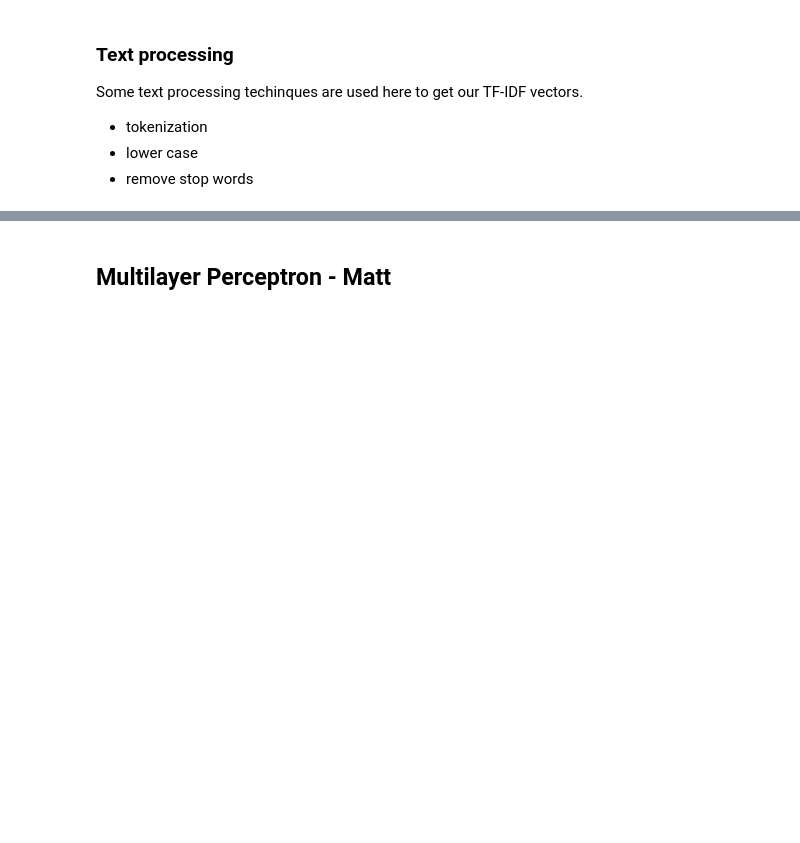
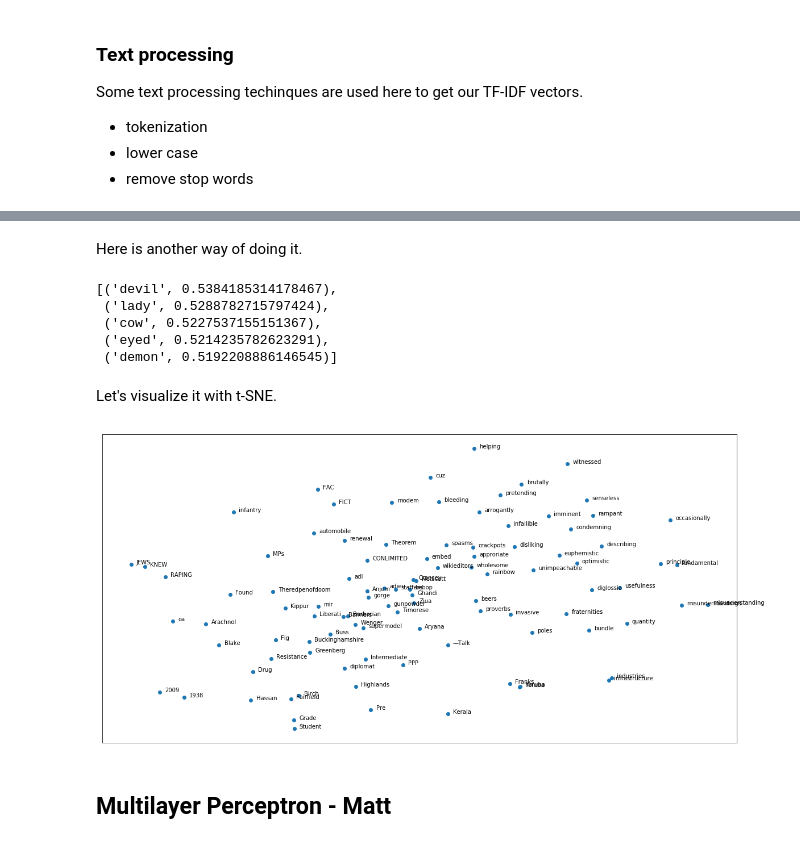
Before and after one commit to SchoolofAI-Vancouver/NLP_Project_2, a Jupyter notebook: src/slides.ipynb, the cells around one changed output, grey strips where cells are left out. Drawn from its saved outputs; the diff is of its cells as text; code cells hidden in the pictures; blank space fills up the shorter version.

Commit message:
Content for nb and word2vec

```diff
--- a/src/slides.ipynb
+++ b/src/slides.ipynb
@@ -154,3 +224,5 @@ for clss in classes:
 # %%
-sentences = [tokenize(sentence) for sentence in train['comment_text']]
+corpus = [tokenize(sentence) for sentence in text_train]
+
+print(corpus[:3])
 # %% [output]
@@ -160,0 +232,11 @@ model = Word2Vec(sentences, size=150, window=2, min_count=5,
+# %%
+num_features = 150   # Word vector dimensionality
+min_word_count = 5   # Minimum word count
+num_workers = 4       # Number of threads to run in parallel
+context = 3         # Context window size
+downsampling = 1e-3   # Downsample setting for frequent words
+neg_sampling = 5      # number of negative samples
+algo = 1              # skip-gram
+
+model = Word2Vec(corpus, size=num_features, window=context, min_count=min_word_count,
+                 workers=num_workers, negative=neg_sampling, sg=algo, sample=downsampling)
@@ -169,27 +273,42 @@ for word in some_words:
+# %% [markdown]
+Here is another way of doing it.
 # %%
 model.wv.most_similar(positive=["man", "woman"],
                       negative=['gentleman'], topn=5)
+# %% [output]
+[('devil', 0.5384185314178467),
+ ('lady', 0.5288782715797424),
+ ('cow', 0.5227537155151367),
+ ('eyed', 0.5214235782623291),
+ ('demon', 0.5192208886146545)]
+# %% [markdown]
+Let's visualize it with t-SNE.
 # %%
+# filter out a subset of words for visualization
 vocab = len(model.wv.vocab)
 n = 100
-index = np.random.randint(low=0, high=vocab)
+index = np.random.randint(low=0, high=vocab, size=n)
 
-wordvec = model[model.wv.vocab][index:index+n]
-words = np.array([*model.wv.vocab])[index:index+n]
+wordvec = model[model.wv.vocab][index]
+words = np.array([*model.wv.vocab])[index]
 
+# initialize the t-SNE
 tsne = TSNE(n_components=2)
 word_transformed = tsne.fit_transform(wordvec)
 
 x_axis = word_transformed[:, 0]
 y_axis = word_transformed[:, 1]
 
+# plot!
 plt.figure(figsize=(20,10))
 plt.scatter(x_axis, y_axis)
 plt.xticks([])
 plt.yticks([])
 for i, txt in enumerate(words):
     plt.annotate(txt, (x_axis[i]+0.07, y_axis[i]))
 plt.show()
+# %% [output]
+[figure, added]
 # %% [markdown]
 ## Multilayer Perceptron - Matt
 # %% [markdown]
```
Also changed, not shown: parts of 21 cells of this notebook, 4 other files.
